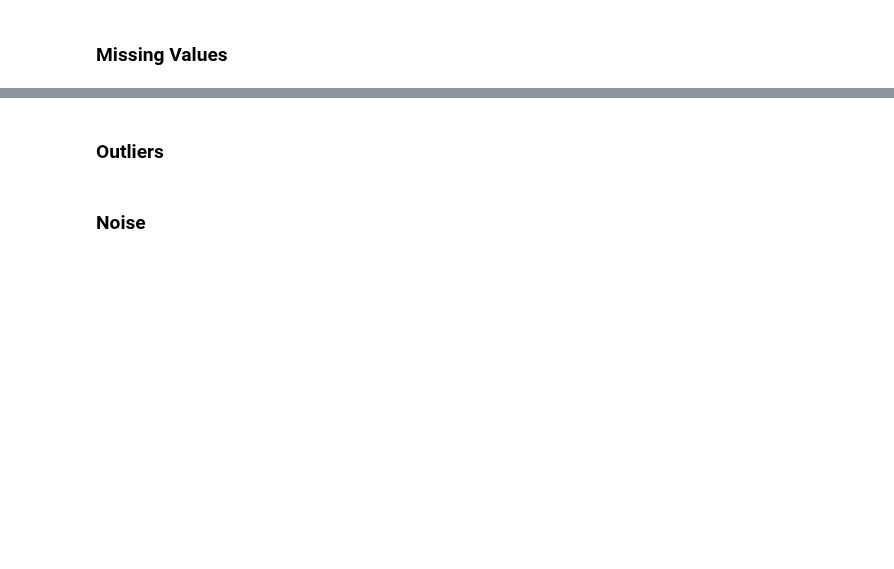
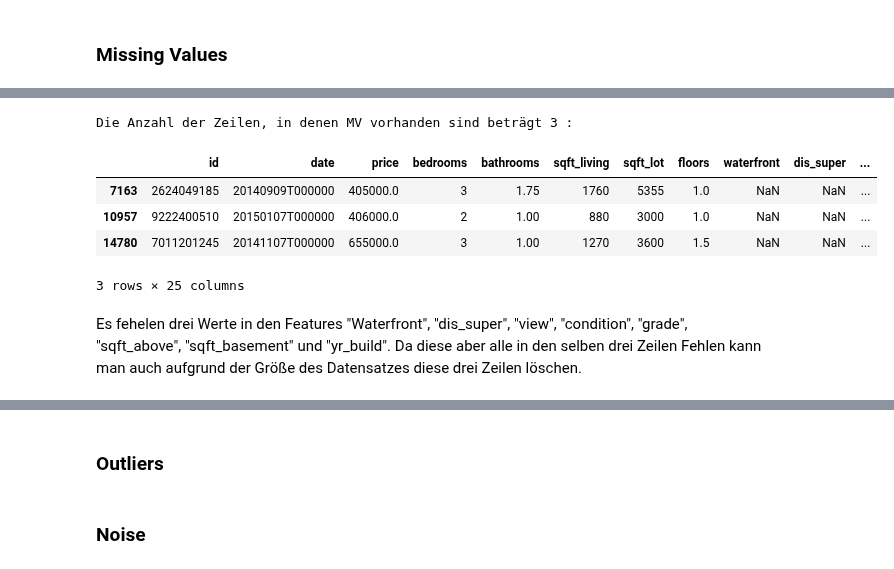
Before and after one commit to robring/advancedDatascience_CaseStudy, a Jupyter notebook: 01_Exploration.ipynb, the cells around one changed output, grey strips where cells are left out. Cells and saved outputs as stored; diff of their text form; code cells hidden in the pictures; blank space fills up the shorter version.

```diff
--- a/01_Exploration.ipynb
+++ b/01_Exploration.ipynb
@@ -13,0 +61,12 @@ df = df.iloc[:, 1:]
+# %%
+print("Die Anzahl der Zeilen, in denen MV vorhanden sind beträgt",len(df[df.isnull().any(axis=1)]),":")
+df[df.isnull().any(axis=1)]
+# %% [output]
+Die Anzahl der Zeilen, in denen MV vorhanden sind beträgt 3 :
+|  | id | date | price | bedrooms | bathrooms | sqft_living | sqft_lot | floors | waterfront | dis_super | ... |
+| 7163 | 2624049185 | 20140909T000000 | 405000.0 | 3 | 1.75 | 1760 | 5355 | 1.0 | NaN | NaN | ... |
+| 10957 | 9222400510 | 20150107T000000 | 406000.0 | 2 | 1.00 | 880 | 3000 | 1.0 | NaN | NaN | ... |
+| 14780 | 7011201245 | 20141107T000000 | 655000.0 | 3 | 1.00 | 1270 | 3600 | 1.5 | NaN | NaN | ... |
+3 rows × 25 columns
+# %% [markdown]
+Es fehelen drei Werte in den Features "Waterfront", "dis_super", "view", "condition", "grade", "sqft_above", "sqft_basement" und "yr_build". Da diese aber alle in den selben drei Zeilen Fehlen kann man auch aufgrund der Größe des Datensatzes diese drei Zeilen löschen.
```
Also changed, not shown: parts of 7 cells of this notebook.
